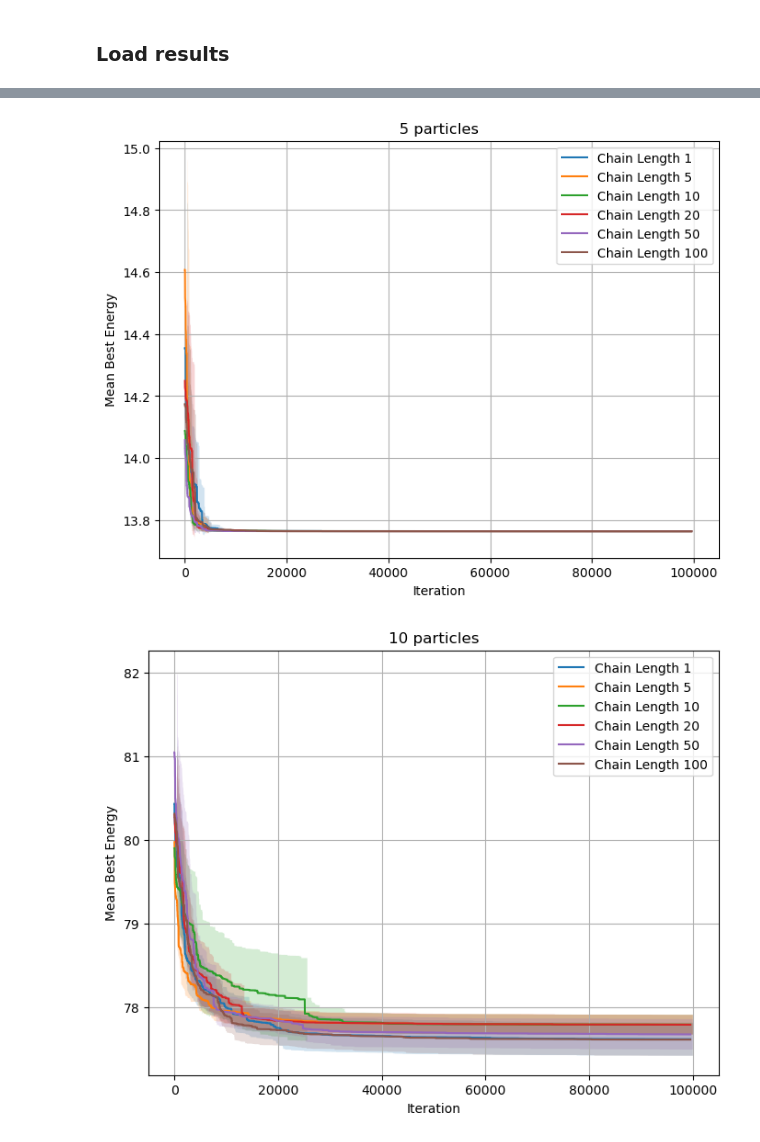
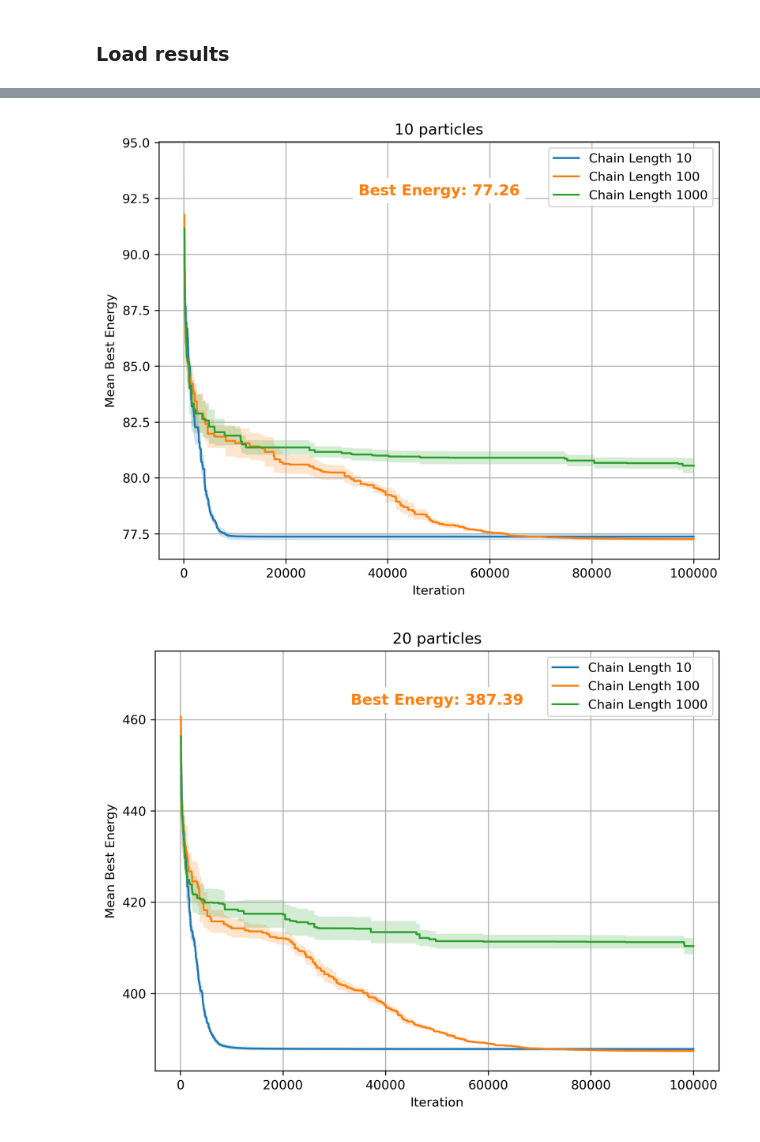
Before and after one commit to Koekoek1337/stochSim3, a Jupyter notebook: electricPotentialEnergy.ipynb, the cells around one changed output, grey strips where cells are left out. Saved outputs shown, nothing was run; the diff lists cells and outputs as text; code cells hidden in the pictures.

Commit message:
Markov Chain experiments + plots

```diff
--- a/electricPotentialEnergy.ipynb
+++ b/electricPotentialEnergy.ipynb
@@ -73,0 +82,20 @@ ani.save(f"{filename}.mp4", fps=50)
+# %%
+for j, chain_length in enumerate(chain_lengths):
+
+    plt.figure(figsize=(8, 6))
+
+    system = pe.Coulomb(n_particles, seed=2)
+    scheme = pe.geometricCooling(initial_temp, alpha)
+    optimized_system, energy = pe.simulatedAnnealing(system, chain_length, max_iters, scheme, max_step)
+    best_energy = np.minimum.accumulate(energy)[-1]
+
+    plt.plot(energy[100:-1], label="Energy")
+    plt.plot(np.minimum.accumulate(energy[100:-1]), label="Best Energy", color='green')
+    plt.text(0.5, 0.9, f"Best Energy: {best_energy:.2f}", ha='center', va='top', transform=plt.gca().transAxes, fontsize=12, color='green', fontweight='bold', backgroundcolor='white')
+
+    plt.legend()
+    plt.ylim(2900, 4300)
+    plt.xlabel("Iteration")
+    plt.ylabel("Energy")
+
+    plt.show()
@@ -74,14 +108,12 @@ ani.save(f"{filename}.mp4", fps=50)
 # %%
-n_particles = [5, 10, 20, 50]
+n_particles = [10, 20, 50]
 max_iters = 100000
 initial_temp = 100
 alpha = 0.99
 max_step = 2
-chain_lengths = [1, 5, 10, 20, 50, 100]  # Chain lengths to experiment with
+chain_lengths = [10, 100, 1000]  # Chain lengths to experiment with
 repetitions = 10
 
-scheme = pe.geometricCooling(initial_temp, alpha)
-
 parent_dir = "markov_chain_experiments"
 # %% [markdown]
 ### Run experiment
@@ -142,40 +176,53 @@ mean_best_energies = {}
 confidence_intervals = {}
 
 for n in n_particles:
+    final_best_energies = []
     for chain_length in chain_lengths:
         running_best_energies = []
 
         energies = results[n][chain_length]['energies']
 
         for rep in range(repetitions):
             running_best_energies.append(np.minimum.accumulate(energies[rep]))
 
         running_best_energies = np.array(running_best_energies)
         mean_running_best_energy = np.mean(running_best_energies, axis=0)
         sem_running_best_energy = np.std(running_best_energies, axis=0, ddof=1) / np.sqrt(repetitions)
 
         z_score = norm.ppf(0.975)
         ci = z_score * sem_running_best_energy
 
+        best_energy = mean_running_best_energy[-1]
+        final_best_energies.append(best_energy)
+
         mean_best_energies[chain_length] = mean_running_best_energy
         confidence_intervals[chain_length] = ci
+
+    index_best_chain = np.argmin(final_best_energies)
+    best_chain = chain_lengths[index_best_chain]
 
     plt.figure(figsize=(8, 6))
 
     for chain_length in chain_lengths:
         mean_best_energy = mean_best_energies[chain_length]
         ci = confidence_intervals[chain_length]
         iterations = range(len(mean_best_energy))
+        line, = plt.plot(iterations[100:-1], mean_best_energy[100:-1], label=f"Chain Length {chain_length}")
+        plt.fill_between(iterations[100:-1], mean_best_energy[100:-1] - ci[100:-1], mean_best_energy[100:-1] + ci[100:-1], alpha=0.2)
+        plt.title(f"{n} particles")
+        if chain_length == best_chain:
+            line_color = line.get_color()
 
-        plt.plot(mean_best_energy[500:-1], label=f"Chain Length {chain_length}")
-        plt.fill_between(iterations[500:-1], mean_best_energy[500:-1] - ci[500:-1], mean_best_energy[500:-1] + ci[500:-1], alpha=0.2)
-        plt.title(f"{n} particles")
+            plt.text(0.5, 0.9, f"Best Energy: {final_best_energies[index_best_chain]:.2f}", ha='center', va='top', transform=plt.gca().transAxes,
+                    fontsize=12, color=line_color, fontweight='bold', backgroundcolor='white')
+
+    plt.title(f"{n} particles")
 
     plt.xlabel("Iteration")
     plt.ylabel("Mean Best Energy")
     plt.legend()
     plt.grid(True)
     plt.show()
 # %% [output]
-[figure, old version]
+[figure, new version]
-[figure, old version]
+[figure, new version]
```
Also changed, not shown: parts of 13 cells of this notebook, 7 other files.
